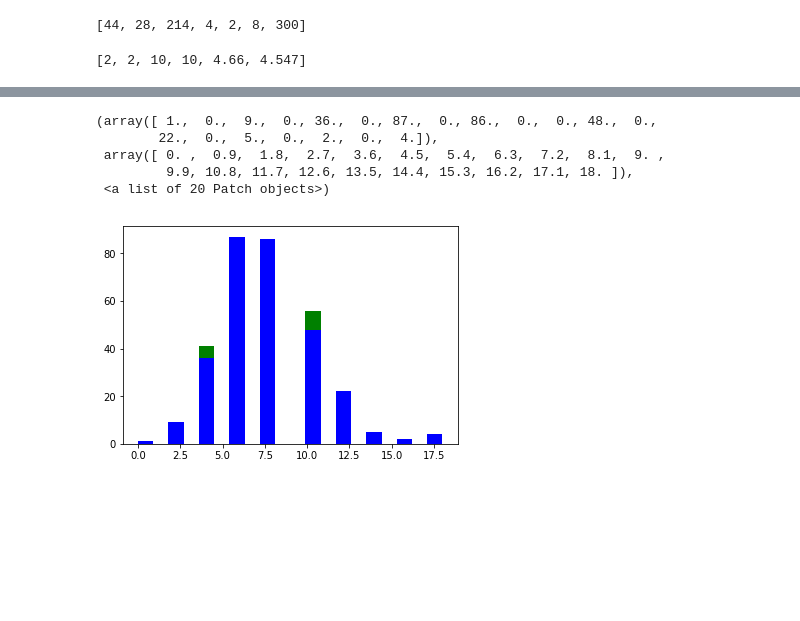
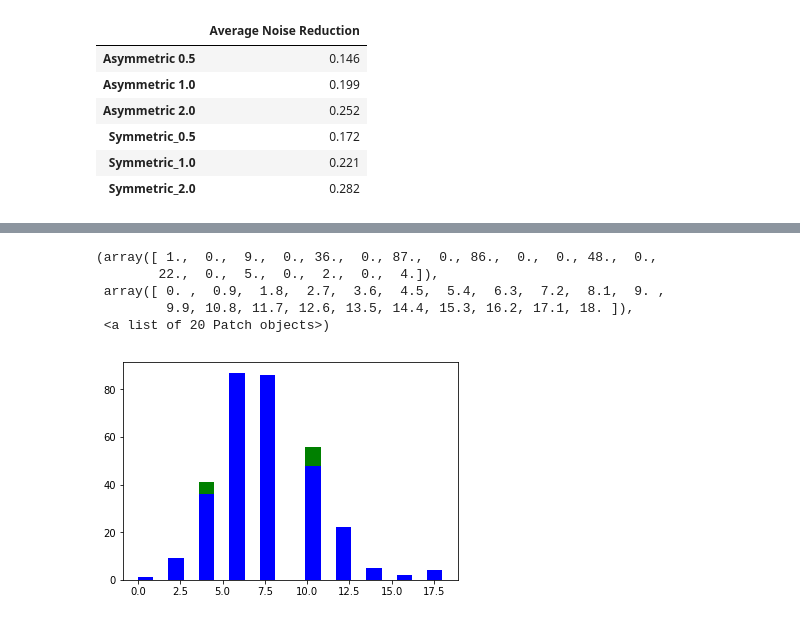
Before and after one commit to msarrias/protein-multial-noise-reduction, a Jupyter notebook: results/results.ipynb, the cells around one changed output, grey strips where cells are left out. Drawn from its saved outputs; the diff is of its cells as text; code cells hidden in the pictures; blank space fills up the shorter version.

```diff
--- a/results/results.ipynb
+++ b/results/results.ipynb
@@ -44,8 +74,0 @@ asymmetric_0_5_dict_summ = [
-# %%
-asymmetric_0_5_dict_freq
-# %% [output]
-[44, 28, 214, 4, 2, 8, 300]
-# %%
-asymmetric_0_5_dict_summ
-# %% [output]
-[2, 2, 10, 10, 4.66, 4.547]
@@ -51,0 +77,10 @@ asymmetric_0_5_dict_summ
+# %%
+df_noise_red
+# %% [output]
+|  | Average Noise Reduction |
+| Asymmetric 0.5 | 0.146 |
+| Asymmetric 1.0 | 0.199 |
+| Asymmetric 2.0 | 0.252 |
+| Symmetric_0.5 | 0.172 |
+| Symmetric_1.0 | 0.221 |
+| Symmetric_2.0 | 0.282 |
```
Also changed, not shown: parts of 36 cells of this notebook, 14 other files.
